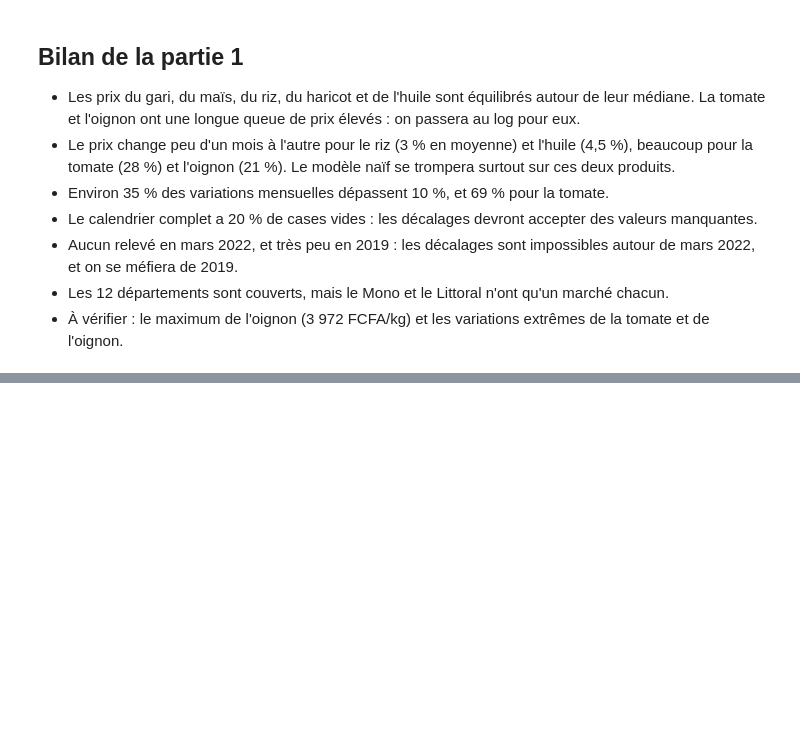
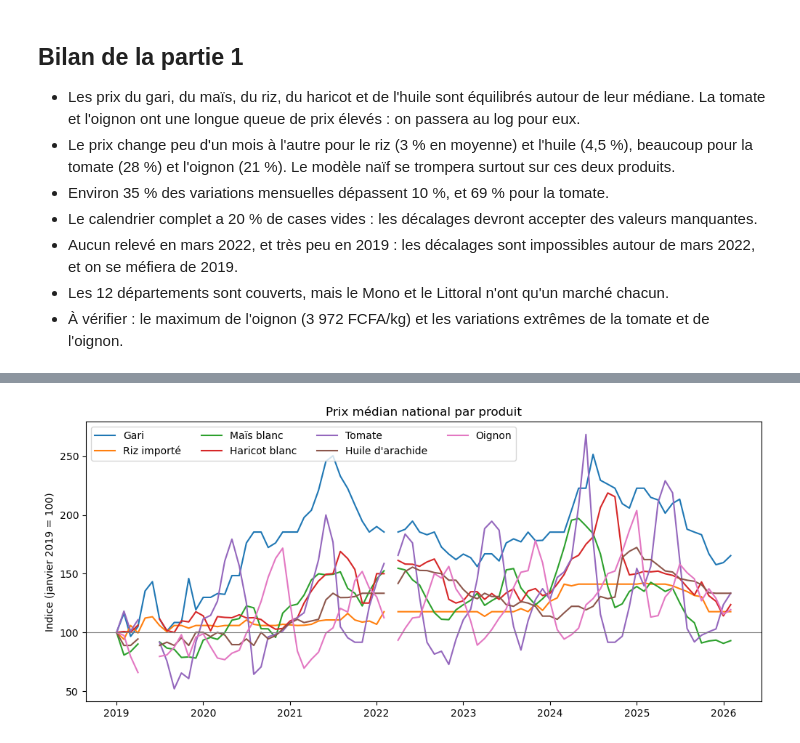
Before and after one commit to Patrickdoch130207/benin-food-price-forecast, a Jupyter notebook: notebooks/02_eda.ipynb, the cells around one changed output, grey strips where cells are left out. Saved outputs shown, nothing was run; the diff lists cells and outputs as text; code cells hidden in the pictures; blank space fills up the shorter version.

```diff
--- a/notebooks/02_eda.ipynb
+++ b/notebooks/02_eda.ipynb
@@ -164,0 +240,14 @@ dep.sort_values("latitude", ascending=False)
+# %%
+mediane_nat = df.groupby(["mois", "produit"])["price"].median().unstack()[produits]
+mediane_nat = mediane_nat.reindex(prix_large.index)
+indice = mediane_nat / mediane_nat.iloc[0] * 100
+
+hausse = pd.DataFrame({
+    "prix janv. 2019": mediane_nat.iloc[0].round(0),
+    "prix fév. 2026": mediane_nat.iloc[-1].round(0),
+})
+hausse["hausse totale (%)"] = ((mediane_nat.iloc[-1] / mediane_nat.iloc[0] - 1) * 100).round(0)
+hausse["indice maximum"] = indice.max().round(0)
+hausse["mois du maximum"] = indice.idxmax().astype(str)
+hausse["hausse janv. 2021 à janv. 2022 (%)"] = ((indice.loc["2022-01"] / indice.loc["2021-01"] - 1) * 100).round(0)
+hausse
@@ -164,0 +266,13 @@ dep.sort_values("latitude", ascending=False)
+# %%
+plt.figure(figsize=(12, 5))
+x = indice.index.to_timestamp()
+for p in produits:
+    plt.plot(x, indice[p], label=p)
+plt.axhline(100, color="grey", linewidth=0.8)
+plt.ylabel("Indice (janvier 2019 = 100)")
+plt.title("Prix médian national par produit")
+plt.legend(ncol=4)
+plt.savefig("../reports/figures/2_1_indice_prix.png", dpi=150)
+plt.show()
+# %% [output]
+[figure, added]
```
Also changed, not shown: parts of 57 cells of this notebook, 13 other files.
